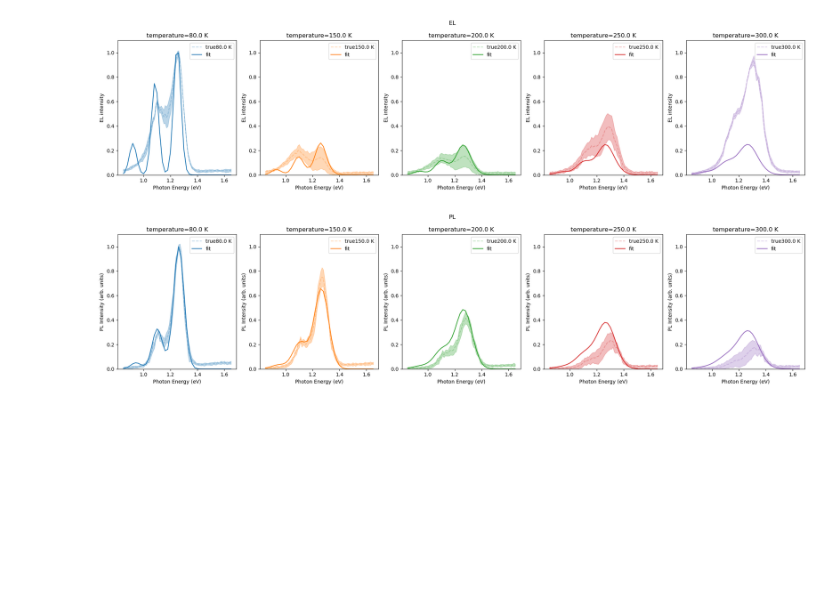
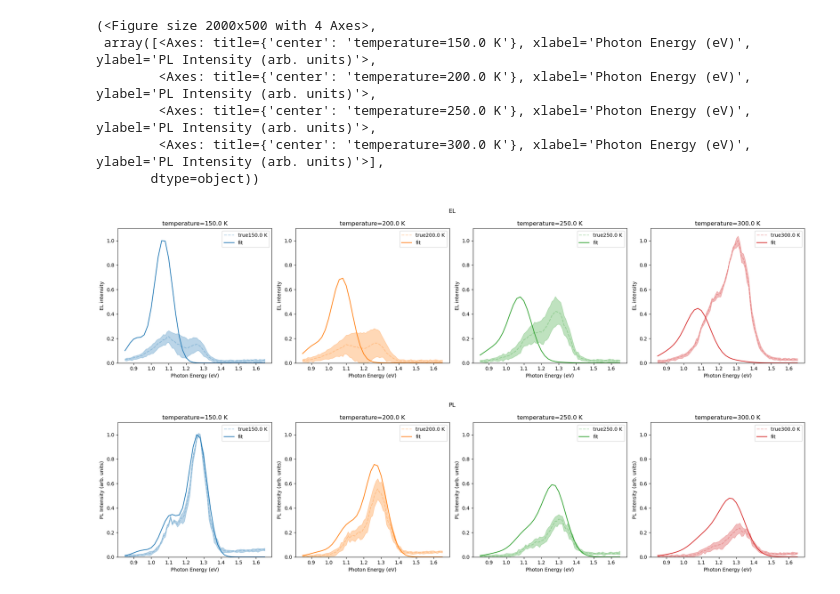
Before and after one commit to mohammedazzouzi15/pl_temp_fit, a Jupyter notebook: notebook/trial_emcee_EL.ipynb, the cells around one changed output. Saved outputs shown, nothing was run; the diff lists cells and outputs as text; code cells hidden in the pictures; blank space fills up the shorter version.

```diff
--- a/notebook/trial_emcee_EL.ipynb
+++ b/notebook/trial_emcee_EL.ipynb
@@ -13,8 +14,9 @@ os.chdir('/rds/general/user/ma11115/home/pl_temp_fit/')
 import importlib
 import glob
 csv_files = glob.glob('experiemental_data/blends/*.csv')
-print(csv_files)
-csv_name_PL=csv_files[0]#3 for y6, 18 for ITIC,12 for L8BO
+for id, file in enumerate(csv_files):
+    print(id, file)
+csv_name_PL=csv_files[3]#3 for y6, 18 for ITIC,12 for L8BO
 csv_name_EL=csv_files[1]#3 for y6, 18 for ITIC,12 for L8BO
 
 Exp_data_PL, temperature_list_PL, hws_PL = Exp_data_utils.read_data(csv_name_PL)
@@ -69,6 +74,8 @@ size of temperature_list is (5,)
 # %%
 #get the variance of the data and plot it
 LE_params = [1.37,1e-03,7.87e-02,1.1e-01, 1.59e-01]
-init_params = [1.3, 10, 0.1, 0.1, 0.16,-2]
+init_params = [1.2, 10, 0.1, 0.1, 0.16,-2]
+init_params = [hws_PL[np.argmax(Exp_data_PL[:,0])], 10, 0.1, 0.1, 0.16,-2]
+
 co_var_mat_PL,co_var_mat_EL,variance_EL,variance_PL= fit_EL_exp_EMCEE.plot_generated_data(temperature_list_EL, hws_EL,temperature_list_PL,hws_PL, save_folder, model_config,LE_params, savefig=True,true_parameters=init_params)
 # %% [output]
@@ -93,5 +85,7 @@ array([ 1.30976344,  9.17590045,  0.18325124,  0.04639578,  0.16503427,
 # %%
 LE_params = [1.37159386e+00, 1.00000000e-03,7.87203363e-02,1.12738205e-01, 1.59916771e-01]
-init_params = [1.3, 10, 0.1, 0.1, 0.16,-2]
+init_params = [1.2, 10, 0.1, 0.1, 0.16,-2]
+init_params = [hws_PL[np.argmax(Exp_data_PL[:,0])]-0.1, 9, 0.05, 0.1, 0.16,-2]
+
 soln = fit_EL_exp_EMCEE.get_maximum_likelihood_estimate( Exp_data_EL,Exp_data_PL, co_var_mat_PL,co_var_mat_EL ,X,save_folder,LE_params,init_params)
 # %% [output]
@@ -99,28 +108,38 @@ KeyboardInterrupt:
 # %%
 true_parameters = soln.x
-model_data_EL, model_data_PL= fit_EL_exp_EMCEE.el_trial(list(true_parameters), temperature_list_EL, hws_EL,temperature_list_PL,hws_PL,LE_params)
-truemodel_pl = model_data_PL/np.max(model_data_PL.reshape(-1,1))
-truemodel_el = model_data_EL/np.max(model_data_EL.reshape(-1,1))
-fig,axis = Exp_data_utils.plot_PL_data_with_variance(Exp_data_EL, temperature_list_EL, hws_EL, variance_EL, save_folder)
+def plot_exp_data_with_variance(true_parameters,temperature_list_EL,hws_EL,temperature_list_PL,hws_PL,LE_params,variance_EL,variance_PL,save_folder):
+    model_data_EL, model_data_PL= fit_EL_exp_EMCEE.el_trial(list(true_parameters), temperature_list_EL, hws_EL,temperature_list_PL,hws_PL,LE_params)
+    truemodel_pl = model_data_PL/np.max(model_data_PL.reshape(-1,1))
+    truemodel_el = model_data_EL/np.max(model_data_EL.reshape(-1,1))
+    fig,axis = Exp_data_utils.plot_PL_data_with_variance(Exp_data_EL, temperature_list_EL, hws_EL, variance_EL, save_folder)
 
-for i,axes  in enumerate(axis):
-    axes.plot(hws_EL,truemodel_el[:,i],label='fit',color="C" + str(i) )
-    axes.legend()
-    axes.set_ylim(0,1.1)
-    axes.set_ylabel("EL intensity")
-fig.suptitle("EL")
-fig.tight_layout(h_pad=0.0)
-fig,axis = Exp_data_utils.plot_PL_data_with_variance(Exp_data_PL, temperature_list_PL, hws_PL, variance_PL, save_folder)
+    for i,axes  in enumerate(axis):
+        axes.plot(hws_EL,truemodel_el[:,i],label='fit',color="C" + str(i) )
+        axes.legend()
+        axes.set_ylim(0,1.1)
+        axes.set_ylabel("EL intensity")
+    fig.suptitle("EL")
+    fig.tight_layout(h_pad=0.0)
+    fig,axis = Exp_data_utils.plot_PL_data_with_variance(Exp_data_PL, temperature_list_PL, hws_PL, variance_PL, save_folder)
 
-for i,axes  in enumerate(axis):
-    axes.plot(hws_PL,truemodel_pl[:,i],label='fit',color="C" + str(i) )
-    axes.legend()
-    axes.set_ylim(0,1.1)
-fig.suptitle("PL")
-fig.tight_layout(h_pad=0.0)
+    for i,axes  in enumerate(axis):
+        axes.plot(hws_PL,truemodel_pl[:,i],label='fit',color="C" + str(i) )
+        axes.legend()
+        axes.set_ylim(0,1.1)
+    fig.suptitle("PL")
+    fig.tight_layout(h_pad=0.0)
+    return fig,axis
+
+plot_exp_data_with_variance(true_parameters,temperature_list_EL,hws_EL,temperature_list_PL,hws_PL,LE_params,variance_EL,variance_PL,save_folder)
 # %% [output]
+(<Figure size 2000x500 with 4 Axes>,
+ array([<Axes: title={'center': 'temperature=150.0 K'}, xlabel='Photon Energy (eV)', ylabel='PL Intensity (arb. units)'>,
+        <Axes: title={'center': 'temperature=200.0 K'}, xlabel='Photon Energy (eV)', ylabel='PL Intensity (arb. units)'>,
+        <Axes: title={'center': 'temperature=250.0 K'}, xlabel='Photon Energy (eV)', ylabel='PL Intensity (arb. units)'>,
+        <Axes: title={'center': 'temperature=300.0 K'}, xlabel='Photon Energy (eV)', ylabel='PL Intensity (arb. units)'>],
+       dtype=object))
-[figure, old version]
+[figure, new version]
-[figure, old version]
+[figure, new version]
 # %%
 import importlib
 importlib.reload(fit_EL_exp_EMCEE)
```
Also changed, not shown: parts of 18 cells of this notebook, 9 other files.
